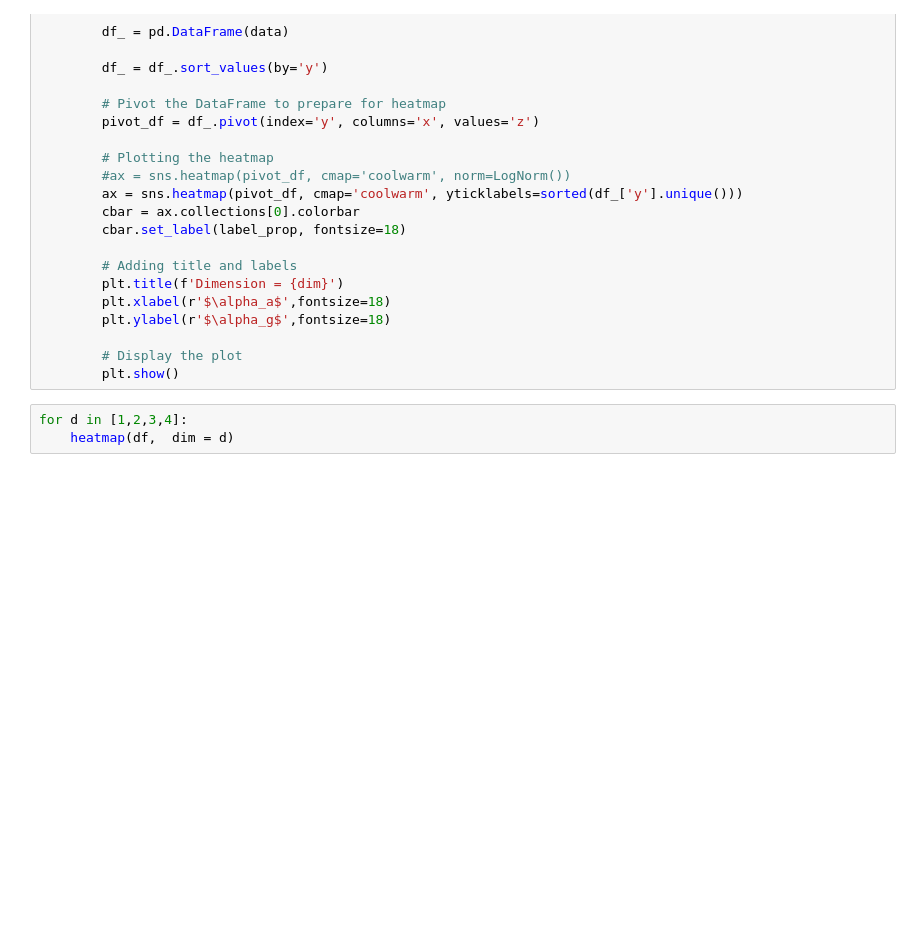
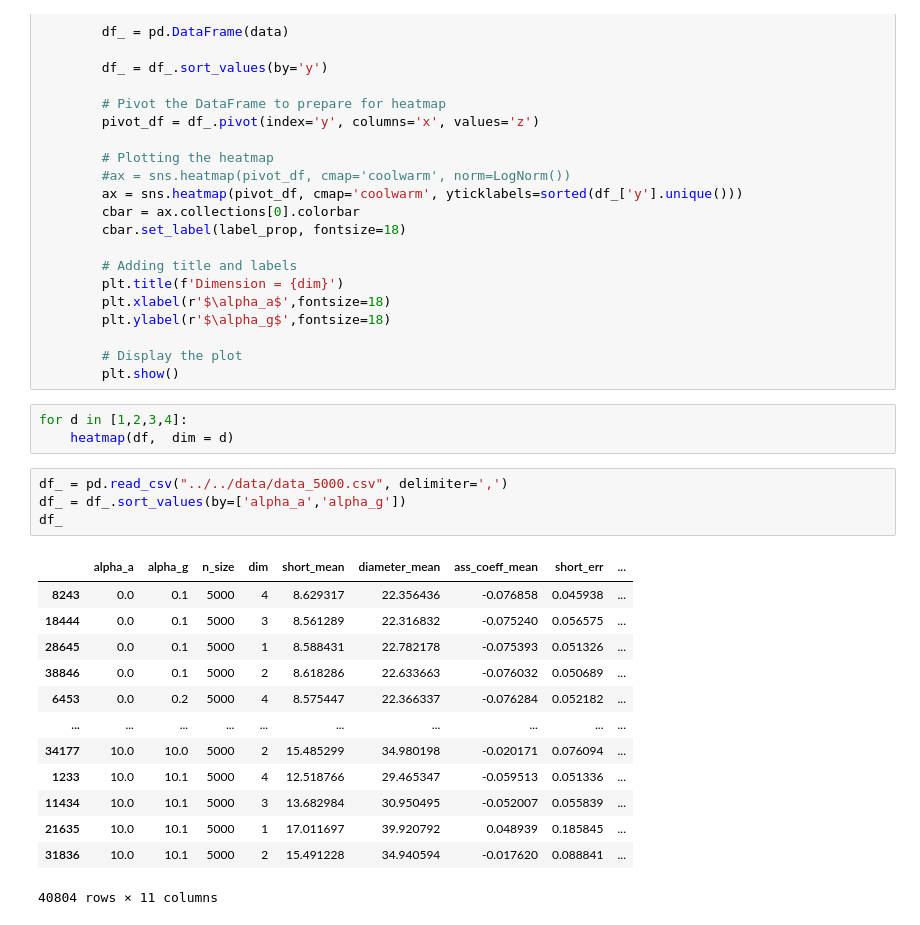
Before and after one commit to JuniorAlencar/TsallisNetwork, a Jupyter notebook: scripts/jupyter/surface_properties.ipynb, the cells around one changed output. Cells and saved outputs as stored; diff of their text form; blank space fills up the shorter version.

```diff
--- a/scripts/jupyter/surface_properties.ipynb
+++ b/scripts/jupyter/surface_properties.ipynb
@@ -124,3 +141,21 @@ def heatmap(dataframe, propertie = "beta_short", label_prop = r'$\beta_\ell$' ,d
 # %%
 for d in [1,2,3,4]:
     heatmap(df,  dim = d)
+# %%
+df_ = pd.read_csv("../../data/data_5000.csv", delimiter=',')
+df_ = df_.sort_values(by=['alpha_a','alpha_g'])
+df_
+# %% [output]
+|  | alpha_a | alpha_g | n_size | dim | short_mean | diameter_mean | ass_coeff_mean | short_err | ... |
+| 8243 | 0.0 | 0.1 | 5000 | 4 | 8.629317 | 22.356436 | -0.076858 | 0.045938 | ... |
+| 18444 | 0.0 | 0.1 | 5000 | 3 | 8.561289 | 22.316832 | -0.075240 | 0.056575 | ... |
+| 28645 | 0.0 | 0.1 | 5000 | 1 | 8.588431 | 22.782178 | -0.075393 | 0.051326 | ... |
+| 38846 | 0.0 | 0.1 | 5000 | 2 | 8.618286 | 22.633663 | -0.076032 | 0.050689 | ... |
+| 6453 | 0.0 | 0.2 | 5000 | 4 | 8.575447 | 22.366337 | -0.076284 | 0.052182 | ... |
+| ... | ... | ... | ... | ... | ... | ... | ... | ... | ... |
+| 34177 | 10.0 | 10.0 | 5000 | 2 | 15.485299 | 34.980198 | -0.020171 | 0.076094 | ... |
+| 1233 | 10.0 | 10.1 | 5000 | 4 | 12.518766 | 29.465347 | -0.059513 | 0.051336 | ... |
+| 11434 | 10.0 | 10.1 | 5000 | 3 | 13.682984 | 30.950495 | -0.052007 | 0.055839 | ... |
+| 21635 | 10.0 | 10.1 | 5000 | 1 | 17.011697 | 39.920792 | 0.048939 | 0.185845 | ... |
+| 31836 | 10.0 | 10.1 | 5000 | 2 | 15.491228 | 34.940594 | -0.017620 | 0.088841 | ... |
+40804 rows × 11 columns
```
Also changed, not shown: parts of 26 cells of this notebook, 10 other files.
